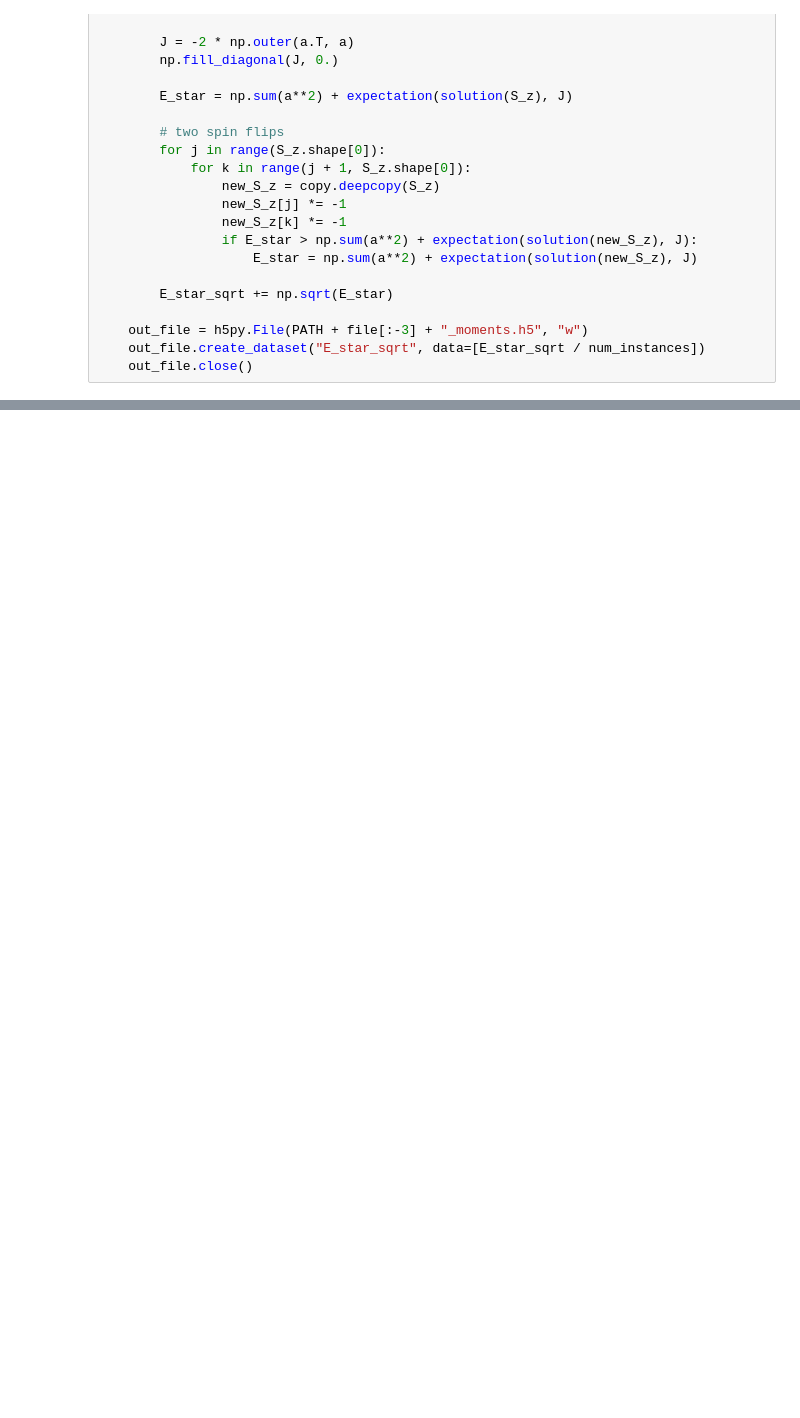
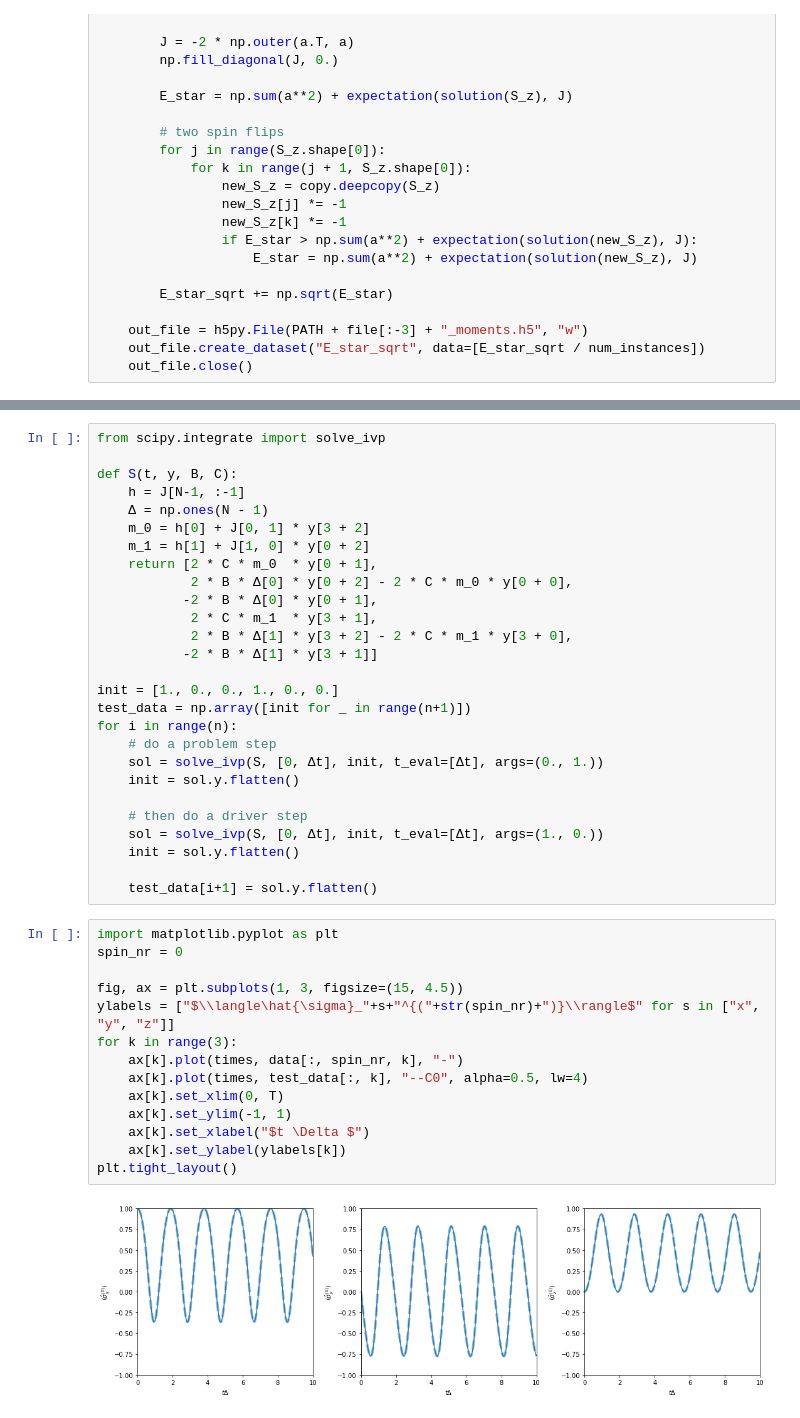
Before and after one commit to FZJ-PGI-12/Mean-Field-Approximate-Optimization-Algorithm, a Jupyter notebook: notebooks/test.ipynb, the cells around one changed output, grey strips where cells are left out. Saved outputs shown, nothing was run; the diff lists cells and outputs as text; blank space fills up the shorter version.

Commit message:
new unit test

```diff
--- a/notebooks/test.ipynb
+++ b/notebooks/test.ipynb
@@ -255,0 +286,43 @@ for N in X:
+# %%
+from scipy.integrate import solve_ivp
+
+def S(t, y, B, C):
+    h = J[N-1, :-1]
+    Δ = np.ones(N - 1)
+    m_0 = h[0] + J[0, 1] * y[3 + 2]
+    m_1 = h[1] + J[1, 0] * y[0 + 2]
+    return [2 * C * m_0  * y[0 + 1],
+            2 * B * Δ[0] * y[0 + 2] - 2 * C * m_0 * y[0 + 0],
+           -2 * B * Δ[0] * y[0 + 1],
+            2 * C * m_1  * y[3 + 1],
+            2 * B * Δ[1] * y[3 + 2] - 2 * C * m_1 * y[3 + 0],
+           -2 * B * Δ[1] * y[3 + 1]]
+
+init = [1., 0., 0., 1., 0., 0.]
+test_data = np.array([init for _ in range(n+1)])
+for i in range(n):
+    # do a problem step
+    sol = solve_ivp(S, [0, Δt], init, t_eval=[Δt], args=(0., 1.))
+    init = sol.y.flatten()
+
+    # then do a driver step
+    sol = solve_ivp(S, [0, Δt], init, t_eval=[Δt], args=(1., 0.))
+    init = sol.y.flatten()
+
+    test_data[i+1] = sol.y.flatten()
+# %%
+import matplotlib.pyplot as plt
+spin_nr = 0
+
+fig, ax = plt.subplots(1, 3, figsize=(15, 4.5))
+ylabels = ["$\\langle\hat{\sigma}_"+s+"^{("+str(spin_nr)+")}\\rangle$" for s in ["x", "y", "z"]]
+for k in range(3):
+    ax[k].plot(times, data[:, spin_nr, k], "-")
+    ax[k].plot(times, test_data[:, k], "--C0", alpha=0.5, lw=4)
+    ax[k].set_xlim(0, T)
+    ax[k].set_ylim(-1, 1)
+    ax[k].set_xlabel("$t \Delta $")
+    ax[k].set_ylabel(ylabels[k])
+plt.tight_layout()
+# %% [output]
+[figure, added]
```
Also changed, not shown: parts of 8 cells of this notebook.
